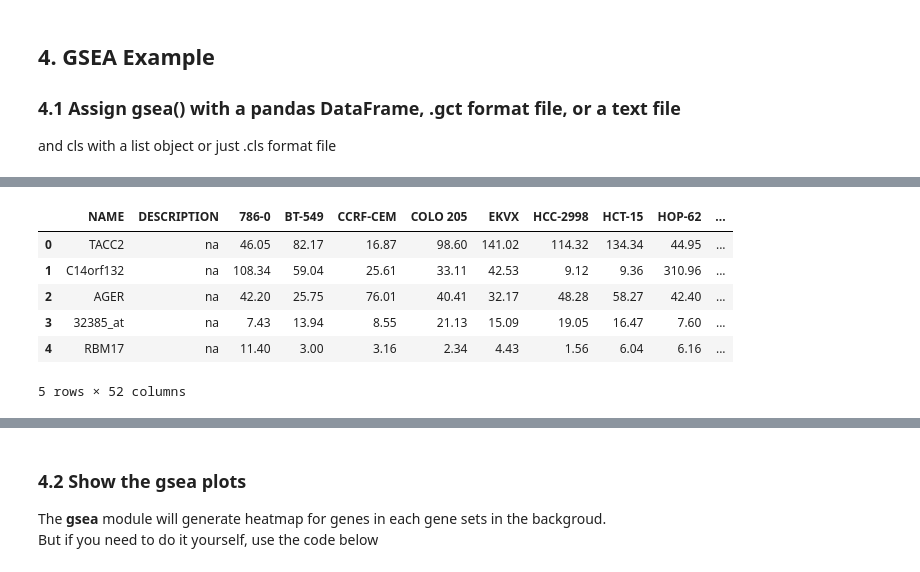
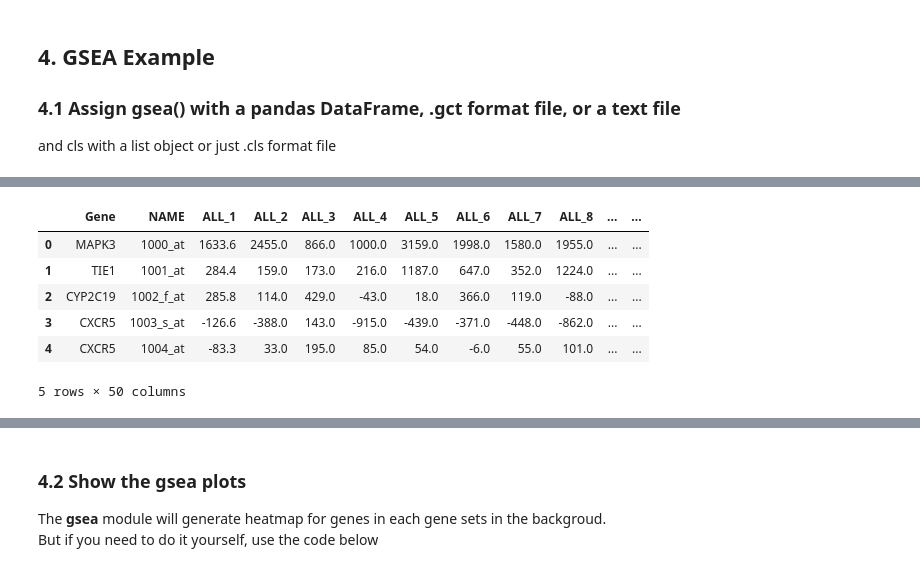
Before and after one commit to zqfang/GSEApy, a Jupyter notebook: docs/gseapy_example.ipynb, the cells around one changed output, grey strips where cells are left out. Cells and saved outputs as stored; diff of their text form; code cells hidden in the pictures.

```diff
--- a/docs/gseapy_example.ipynb
+++ b/docs/gseapy_example.ipynb
@@ -289,14 +313,14 @@ print(class_vector)
 # %%
-gene_exp = pd.read_csv("./tests/data/P53.txt", sep="\t")
+gene_exp = pd.read_csv("./tests/extdata/Leukemia_hgu95av2.trim.txt", sep="\t")
 gene_exp.head()
 # %% [output]
-|  | NAME | DESCRIPTION | 786-0 | BT-549 | CCRF-CEM | COLO 205 | EKVX | HCC-2998 | HCT-15 | HOP-62 | ... |
-| 0 | TACC2 | na | 46.05 | 82.17 | 16.87 | 98.60 | 141.02 | 114.32 | 134.34 | 44.95 | ... |
-| 1 | C14orf132 | na | 108.34 | 59.04 | 25.61 | 33.11 | 42.53 | 9.12 | 9.36 | 310.96 | ... |
-| 2 | AGER | na | 42.20 | 25.75 | 76.01 | 40.41 | 32.17 | 48.28 | 58.27 | 42.40 | ... |
-| 3 | 32385_at | na | 7.43 | 13.94 | 8.55 | 21.13 | 15.09 | 19.05 | 16.47 | 7.60 | ... |
-| 4 | RBM17 | na | 11.40 | 3.00 | 3.16 | 2.34 | 4.43 | 1.56 | 6.04 | 6.16 | ... |
+|  | Gene | NAME | ALL_1 | ALL_2 | ALL_3 | ALL_4 | ALL_5 | ALL_6 | ALL_7 | ALL_8 | ... | ... |
+| 0 | MAPK3 | 1000_at | 1633.6 | 2455.0 | 866.0 | 1000.0 | 3159.0 | 1998.0 | 1580.0 | 1955.0 | ... | ... |
+| 1 | TIE1 | 1001_at | 284.4 | 159.0 | 173.0 | 216.0 | 1187.0 | 647.0 | 352.0 | 1224.0 | ... | ... |
+| 2 | CYP2C19 | 1002_f_at | 285.8 | 114.0 | 429.0 | -43.0 | 18.0 | 366.0 | 119.0 | -88.0 | ... | ... |
+| 3 | CXCR5 | 1003_s_at | -126.6 | -388.0 | 143.0 | -915.0 | -439.0 | -371.0 | -448.0 | -862.0 | ... | ... |
+| 4 | CXCR5 | 1004_at | -83.3 | 33.0 | 195.0 | 85.0 | 54.0 | -6.0 | 55.0 | 101.0 | ... | ... |
-5 rows × 52 columns
+5 rows × 50 columns
 # %%
 print("positively correlated: ", phenoA)
 # %% [output]
```
Also changed, not shown: parts of 49 cells of this notebook, 1 other file.
